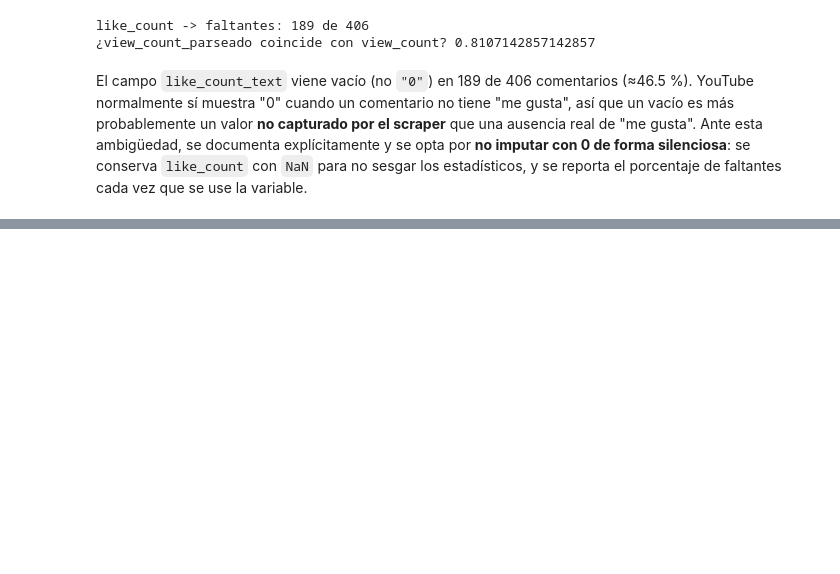
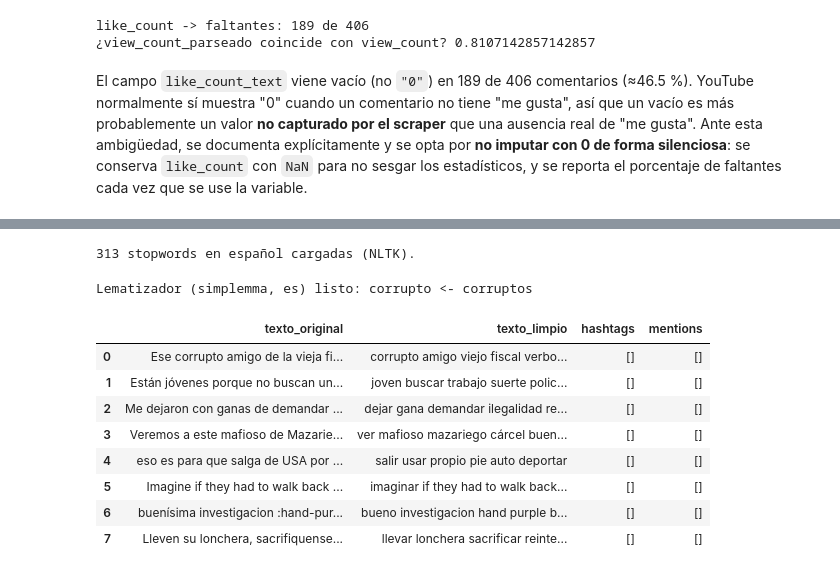
Before and after one commit to DavidDominguez-11/DS-Lab1, a Jupyter notebook: Laboratorio_6.ipynb, the cells around one changed output, grey strips where cells are left out. Cells and saved outputs as stored; diff of their text form; code cells hidden in the pictures; blank space fills up the shorter version.

Commit message:
Agregar preprocesamiento de texto y efecto de la limpieza

```diff
--- a/Laboratorio_6.ipynb
+++ b/Laboratorio_6.ipynb
@@ -410,0 +436,24 @@ variable.
+# %%
+import nltk
+
+for recurso in ["stopwords"]:
+    try:
+        nltk.data.find(f"corpora/{recurso}")
+    except LookupError:
+        nltk.download(recurso, quiet=True)
+
+from nltk.corpus import stopwords as nltk_stopwords
+
+STOPWORDS_ES = set(nltk_stopwords.words("spanish"))
+print(f"{len(STOPWORDS_ES)} stopwords en español cargadas (NLTK).")
+# %% [output]
+313 stopwords en español cargadas (NLTK).
+# %%
+import simplemma
+
+def lematizar_token(token):
+    return simplemma.lemmatize(token, lang="es")
+
+print("Lematizador (simplemma, es) listo:", lematizar_token("corruptos"), "<-", "corruptos")
+# %% [output]
+Lematizador (simplemma, es) listo: corrupto <- corruptos
@@ -410,0 +509,17 @@ variable.
+# %%
+comments["texto_original"] = comments["text"]
+comments["hashtags"] = comments["texto_original"].apply(extraer_hashtags)
+comments["mentions"] = comments["texto_original"].apply(extraer_menciones)
+comments["texto_limpio"] = comments["texto_original"].apply(limpiar_texto)
+
+comments[["texto_original", "texto_limpio", "hashtags", "mentions"]].head(8)
+# %% [output]
+|  | texto_original | texto_limpio | hashtags | mentions |
+| 0 | Ese corrupto amigo de la vieja fi... | corrupto amigo viejo fiscal verbo... | [] | [] |
+| 1 | Están jóvenes porque no buscan un... | joven buscar trabajo suerte polic... | [] | [] |
+| 2 | Me dejaron con ganas de demandar ... | dejar gana demandar ilegalidad re... | [] | [] |
+| 3 | Veremos a este mafioso de Mazarie... | ver mafioso mazariego cárcel buen... | [] | [] |
+| 4 | eso es para que salga de USA por ... | salir usar propio pie auto deportar | [] | [] |
+| 5 | Imagine if they had to walk back ... | imaginar if they had to walk back... | [] | [] |
+| 6 | buenísima investigacion :hand-pur... | bueno investigacion hand purple b... | [] | [] |
+| 7 | Lleven su lonchera, sacrifiquense... | llevar lonchera sacrificar reinte... | [] | [] |
```
Also changed, not shown: parts of 6 cells of this notebook.
